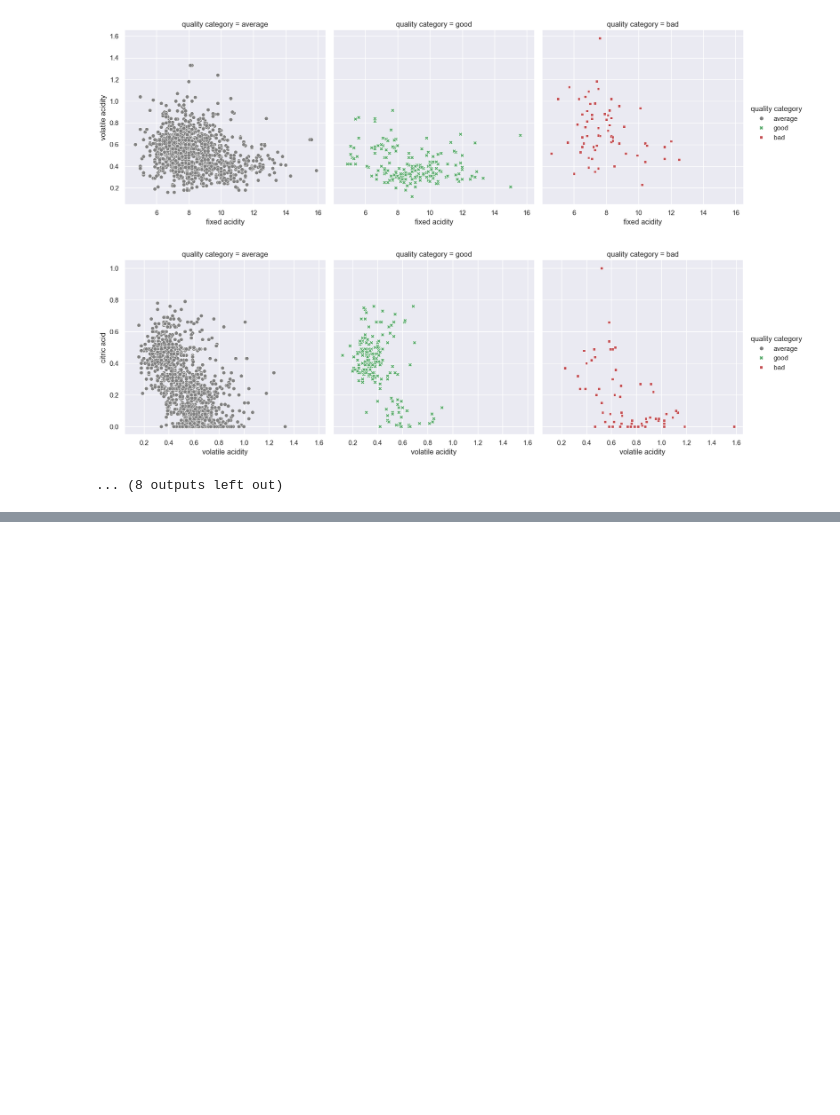
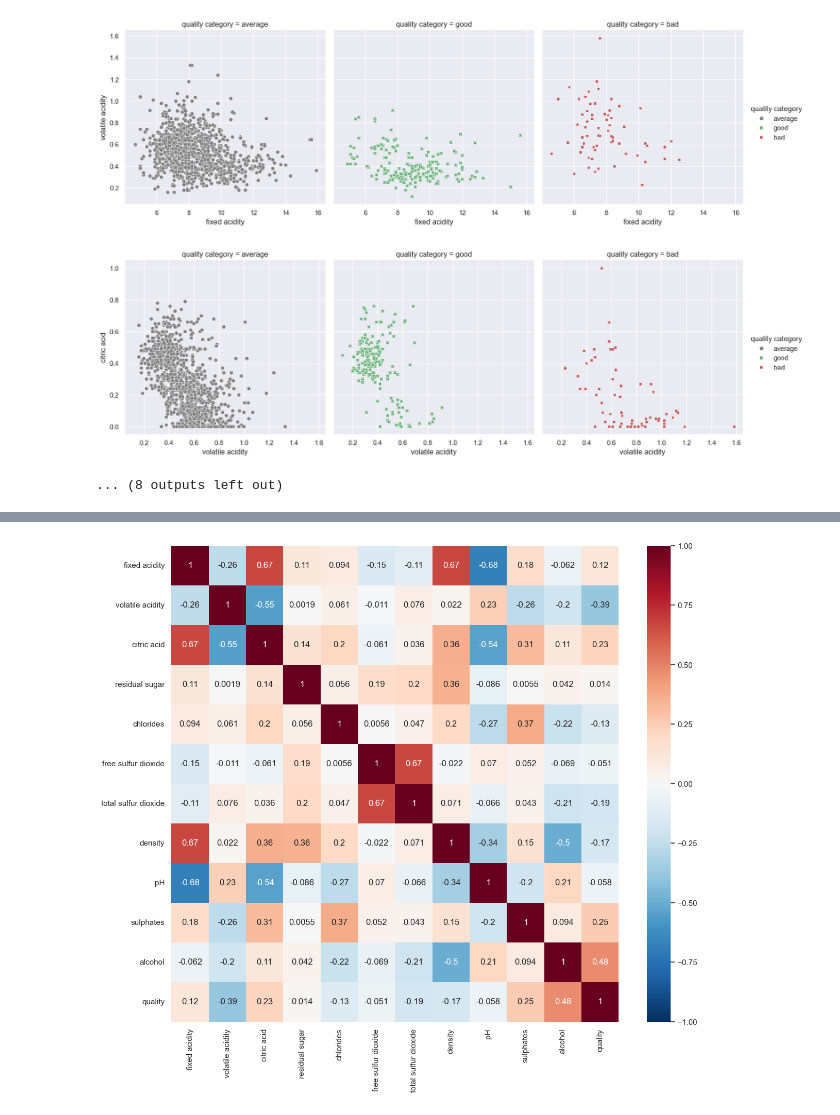
Before and after one commit to kazgar/wine_quality, a Jupyter notebook: src/wine_quality/data_visualization.ipynb, the cells around one changed output, grey strips where cells are left out. Saved outputs shown, nothing was run; the diff lists cells and outputs as text; code cells hidden in the pictures; blank space fills up the shorter version.

```diff
--- a/src/wine_quality/data_visualization.ipynb
+++ b/src/wine_quality/data_visualization.ipynb
@@ -279,0 +317,6 @@ for color, df in zip(['white', 'red'], [white_wine_df_qc, red_wine_df_qc]):
+# %%
+red_wine_corr = red_wine_df.corr()
+plt.figure(figsize=(14, 12))
+heatmap = sns.heatmap(red_wine_corr, annot=True, linewidths=0, vmin=-1, cmap='RdBu_r', xticklabels=red_wine_df.columns, yticklabels=red_wine_df.columns)
+# %% [output]
+[figure, added]
```
Also changed, not shown: parts of 4 cells of this notebook.
